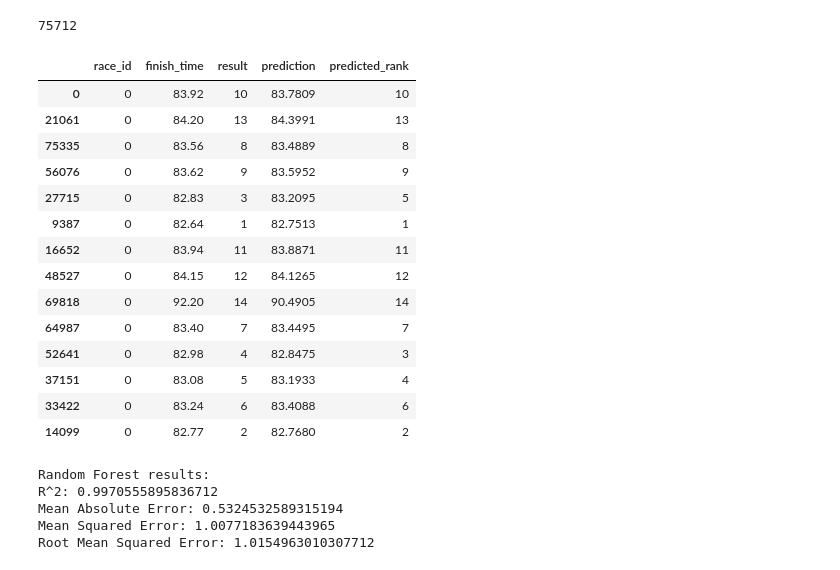
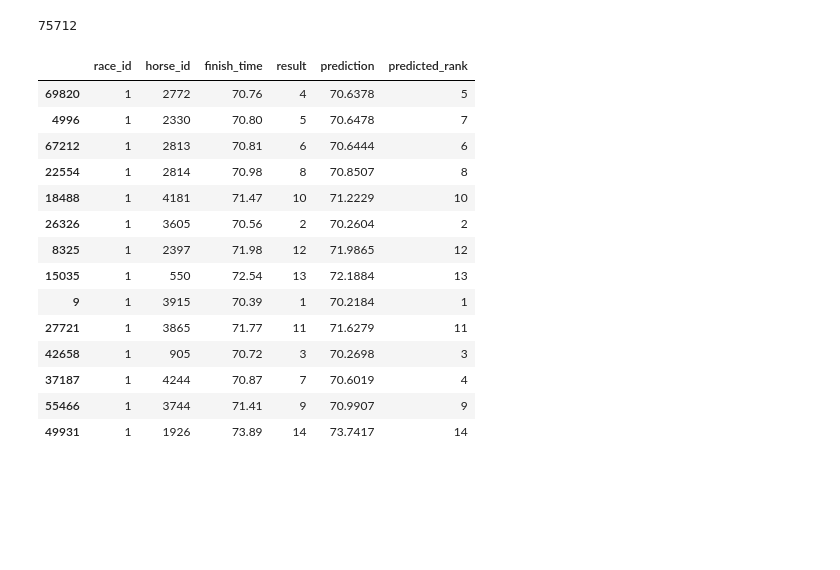
Before and after one commit to statds/final-project-GarrickHoo, a Jupyter notebook: final_code/final_code.ipynb, the cells around one changed output. Drawn from its saved outputs; the diff is of its cells as text; code cells hidden in the pictures; blank space fills up the shorter version.

```diff
--- a/final_code/final_code.ipynb
+++ b/final_code/final_code.ipynb
@@ -232,5 +218,20 @@ X_train, X_test, y_train, y_test = train_test_split(X_scaled_df, y, test_size=0.
 # %% [markdown]
 Standerdize the data
+# %%
+from sklearn.model_selection import train_test_split
+from sklearn.preprocessing import StandardScaler
+ss = StandardScaler()
+
+# Separate the dependent variable
+X = merged_df[merged_df.columns[1:]]
+X = merged_df.drop(['finish_time'], axis = 1)
+X_scaled = ss.fit_transform(X)
+X_scaled_df = pd.DataFrame(X_scaled, columns = X.columns)
+
+y = merged_df['finish_time']
+
+# Split the data
+X_train, X_test, y_train, y_test = train_test_split(X_scaled_df, y, test_size = 0.2, random_state = 42)
 # %%
 print('X_train', X_train.shape)
 print('y_train', y_train.shape)
@@ -254,0 +256,5 @@ print(cv.mean())
+# %%
+lr.fit(X_train, y_train)
+
+# Predict target variable on the test data
+lr_y_pred = lr.predict(X_test)
@@ -264,0 +282,5 @@ print(cv.mean())
+# %%
+knn.fit(X_train, y_train)
+
+# Predict target variable on the test data
+knn_y_pred = knn.predict(X_test)
@@ -286,39 +319,24 @@ len(merged_df)
 # %%
 merged_df['prediction'] = rf.predict(X_scaled_df)
 # %%
-cols_to_keep = ['race_id', 'finish_time', 'result', 'prediction']
+cols_to_keep = ['race_id', 'horse_id', 'finish_time', 'result', 'prediction']
 subset_df = merged_df[cols_to_keep]
-subset_df = subset_df.head(14)
-subset_df['predicted_rank'] = subset_df['prediction'].rank(ascending=True).astype(int)
+subset_df = subset_df.iloc[14:28]
+subset_df['predicted_rank'] = subset_df['prediction'].rank(ascending = True).astype(int)
 subset_df
 # %% [output]
-|  | race_id | finish_time | result | prediction | predicted_rank |
-| 0 | 0 | 83.92 | 10 | 83.7809 | 10 |
-| 21061 | 0 | 84.20 | 13 | 84.3991 | 13 |
-| 75335 | 0 | 83.56 | 8 | 83.4889 | 8 |
-| 56076 | 0 | 83.62 | 9 | 83.5952 | 9 |
-| 27715 | 0 | 82.83 | 3 | 83.2095 | 5 |
-| 9387 | 0 | 82.64 | 1 | 82.7513 | 1 |
-| 16652 | 0 | 83.94 | 11 | 83.8871 | 11 |
-| 48527 | 0 | 84.15 | 12 | 84.1265 | 12 |
-| 69818 | 0 | 92.20 | 14 | 90.4905 | 14 |
-| 64987 | 0 | 83.40 | 7 | 83.4495 | 7 |
-| 52641 | 0 | 82.98 | 4 | 82.8475 | 3 |
-| 37151 | 0 | 83.08 | 5 | 83.1933 | 4 |
-| 33422 | 0 | 83.24 | 6 | 83.4088 | 6 |
-| 14099 | 0 | 82.77 | 2 | 82.7680 | 2 |
+|  | race_id | horse_id | finish_time | result | prediction | predicted_rank |
+| 69820 | 1 | 2772 | 70.76 | 4 | 70.6378 | 5 |
+| 4996 | 1 | 2330 | 70.80 | 5 | 70.6478 | 7 |
+| 67212 | 1 | 2813 | 70.81 | 6 | 70.6444 | 6 |
+| 22554 | 1 | 2814 | 70.98 | 8 | 70.8507 | 8 |
+| 18488 | 1 | 4181 | 71.47 | 10 | 71.2229 | 10 |
+| 26326 | 1 | 3605 | 70.56 | 2 | 70.2604 | 2 |
+| 8325 | 1 | 2397 | 71.98 | 12 | 71.9865 | 12 |
+| 15035 | 1 | 550 | 72.54 | 13 | 72.1884 | 13 |
+| 9 | 1 | 3915 | 70.39 | 1 | 70.2184 | 1 |
+| 27721 | 1 | 3865 | 71.77 | 11 | 71.6279 | 11 |
+| 42658 | 1 | 905 | 70.72 | 3 | 70.2698 | 3 |
+| 37187 | 1 | 4244 | 70.87 | 7 | 70.6019 | 4 |
+| 55466 | 1 | 3744 | 71.41 | 9 | 70.9907 | 9 |
+| 49931 | 1 | 1926 | 73.89 | 14 | 73.7417 | 14 |
-# %%
-from sklearn.metrics import mean_squared_error
-from sklearn import metrics
-
-print("Random Forest results:")
-print("R^2:", metrics.r2_score(y_test,y_rf_predict))
-print("Mean Absolute Error:", metrics.mean_absolute_error(y_test,y_rf_predict))
-print("Mean Squared Error:", metrics.mean_squared_error(y_test,y_rf_predict))
-print("Root Mean Squared Error:",np.square(metrics.mean_squared_error(y_test,y_rf_predict)))
-# %% [output]
-Random Forest results:
-R^2: 0.9970555895836712
-Mean Absolute Error: 0.5324532589315194
-Mean Squared Error: 1.0077183639443965
-Root Mean Squared Error: 1.0154963010307712
```
Also changed, not shown: parts of 19 cells of this notebook.
